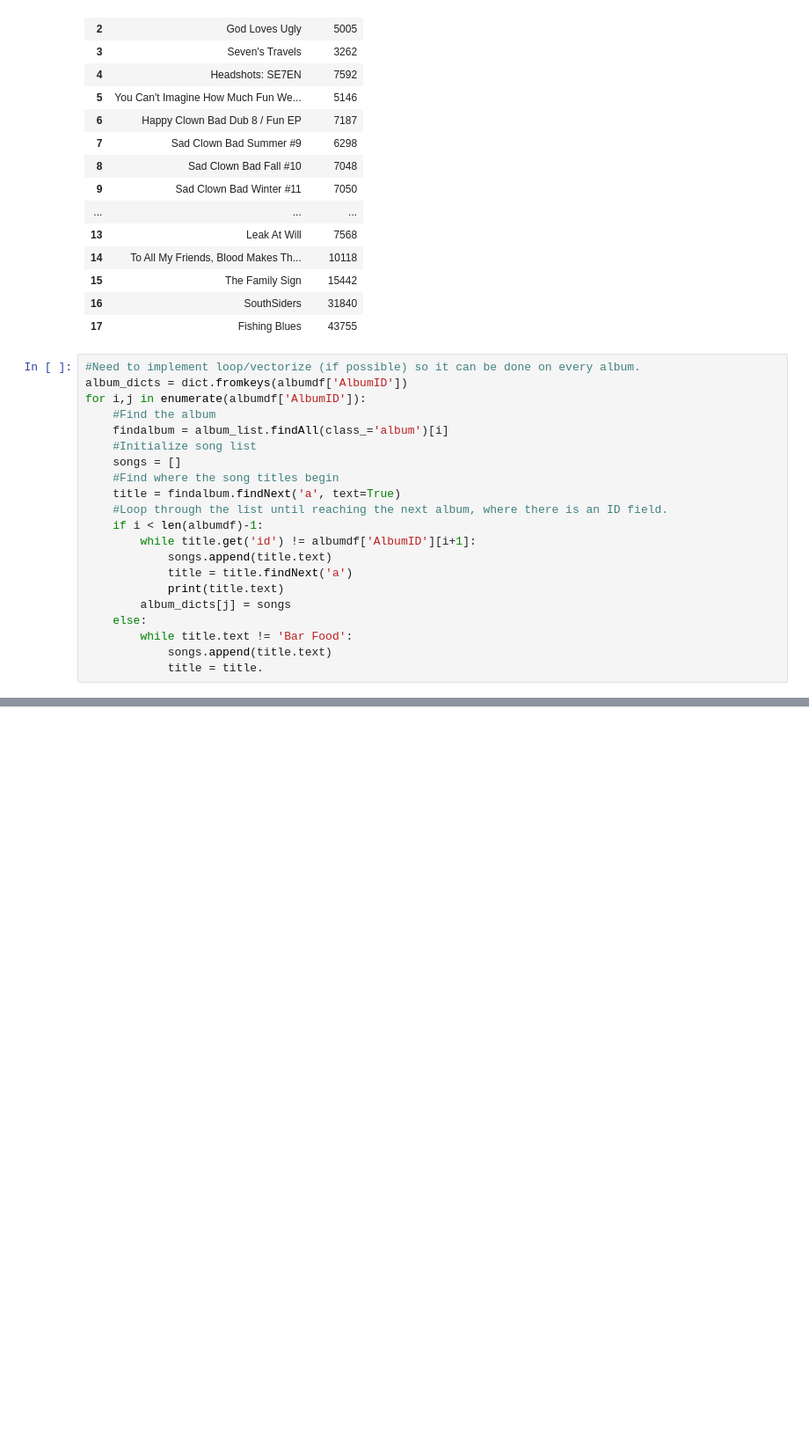
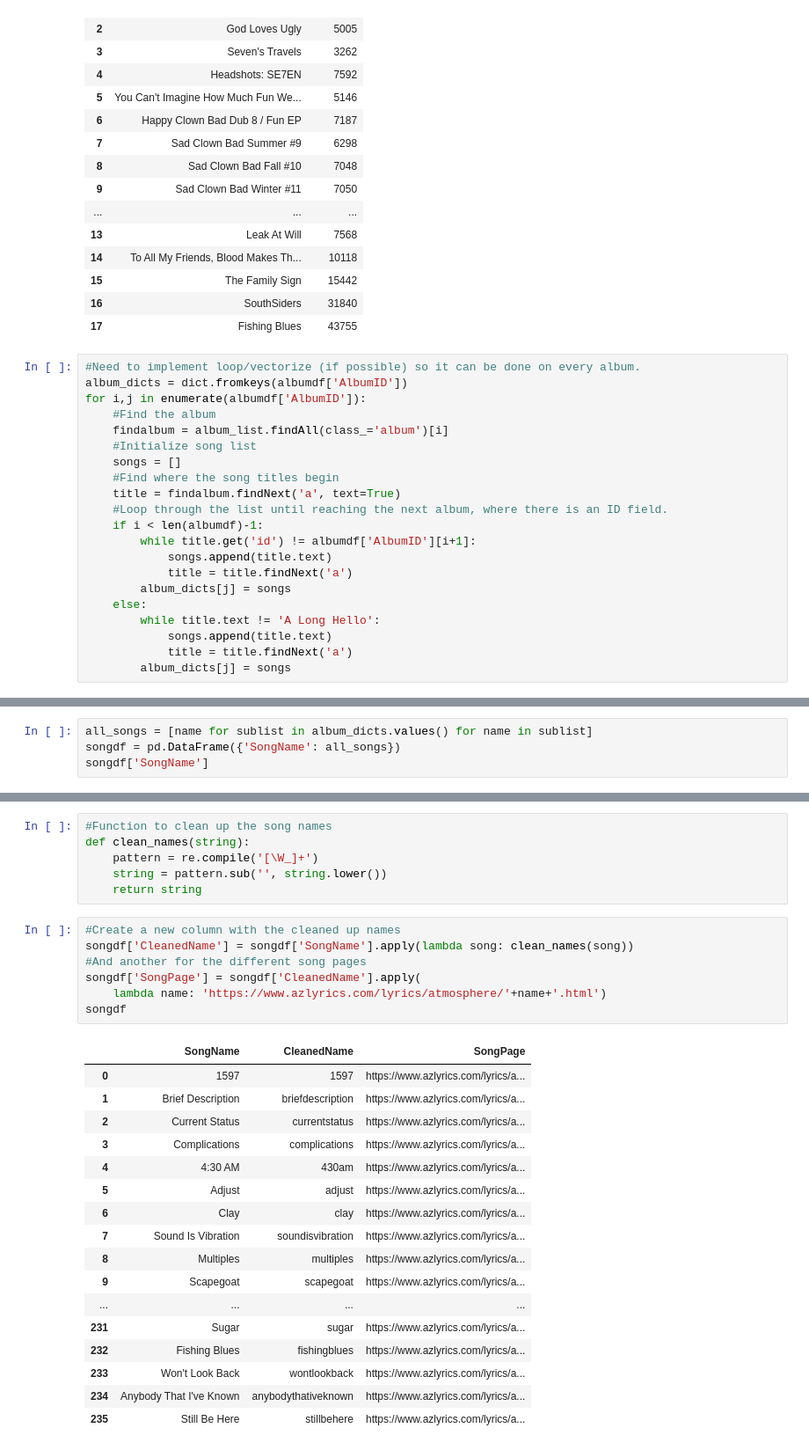
Before and after one commit to jlewis-ds/LyricScraping, a Jupyter notebook: Atmosphere.ipynb, the cells around one changed output, grey strips where cells are left out. Shown at 88% size. Drawn from its saved outputs; the diff is of its cells as text; blank space fills up the shorter version.

Commit message:
gathered songs, cleaned titles, made html column

```diff
--- a/Atmosphere.ipynb
+++ b/Atmosphere.ipynb
@@ -54,9 +55,9 @@ for i,j in enumerate(albumdf['AlbumID']):
         while title.get('id') != albumdf['AlbumID'][i+1]:
             songs.append(title.text)
             title = title.findNext('a')
-            print(title.text)
         album_dicts[j] = songs
     else:
-        while title.text != 'Bar Food':
+        while title.text != 'A Long Hello':
             songs.append(title.text)
-            title = title.
+            title = title.findNext('a')
+        album_dicts[j] = songs
@@ -126,0 +67,4 @@ var save = document.getElementById("listAlbum").innerHTML;
+# %%
+all_songs = [name for sublist in album_dicts.values() for name in sublist]
+songdf = pd.DataFrame({'SongName': all_songs})
+songdf['SongName']
@@ -126,0 +89,31 @@ var save = document.getElementById("listAlbum").innerHTML;
+# %%
+#Function to clean up the song names
+def clean_names(string):
+    pattern = re.compile('[\W_]+')
+    string = pattern.sub('', string.lower())
+    return string
+# %%
+#Create a new column with the cleaned up names
+songdf['CleanedName'] = songdf['SongName'].apply(lambda song: clean_names(song))
+#And another for the different song pages
+songdf['SongPage'] = songdf['CleanedName'].apply(
+    lambda name: 'https://www.azlyrics.com/lyrics/atmosphere/'+name+'.html')
+songdf
+# %% [output]
+|  | SongName | CleanedName | SongPage |
+| 0 | 1597 | 1597 | https://www.azlyrics.com/lyrics/a... |
+| 1 | Brief Description | briefdescription | https://www.azlyrics.com/lyrics/a... |
+| 2 | Current Status | currentstatus | https://www.azlyrics.com/lyrics/a... |
+| 3 | Complications | complications | https://www.azlyrics.com/lyrics/a... |
+| 4 | 4:30 AM | 430am | https://www.azlyrics.com/lyrics/a... |
+| 5 | Adjust | adjust | https://www.azlyrics.com/lyrics/a... |
+| 6 | Clay | clay | https://www.azlyrics.com/lyrics/a... |
+| 7 | Sound Is Vibration | soundisvibration | https://www.azlyrics.com/lyrics/a... |
+| 8 | Multiples | multiples | https://www.azlyrics.com/lyrics/a... |
+| 9 | Scapegoat | scapegoat | https://www.azlyrics.com/lyrics/a... |
+| ... | ... | ... | ... |
+| 231 | Sugar | sugar | https://www.azlyrics.com/lyrics/a... |
+| 232 | Fishing Blues | fishingblues | https://www.azlyrics.com/lyrics/a... |
+| 233 | Won't Look Back | wontlookback | https://www.azlyrics.com/lyrics/a... |
+| 234 | Anybody That I've Known | anybodythativeknown | https://www.azlyrics.com/lyrics/a... |
+| 235 | Still Be Here | stillbehere | https://www.azlyrics.com/lyrics/a... |
```
Also changed, not shown: parts of 10 cells of this notebook.
